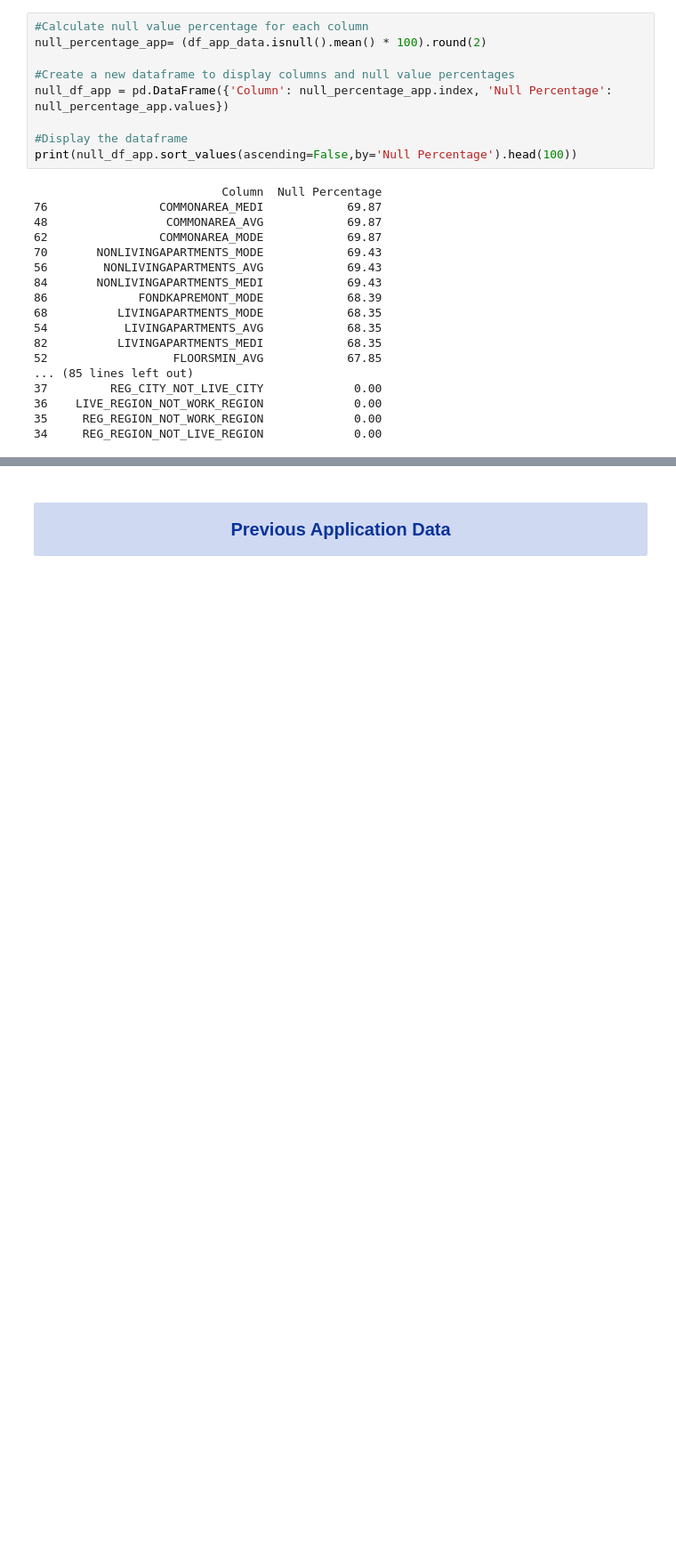
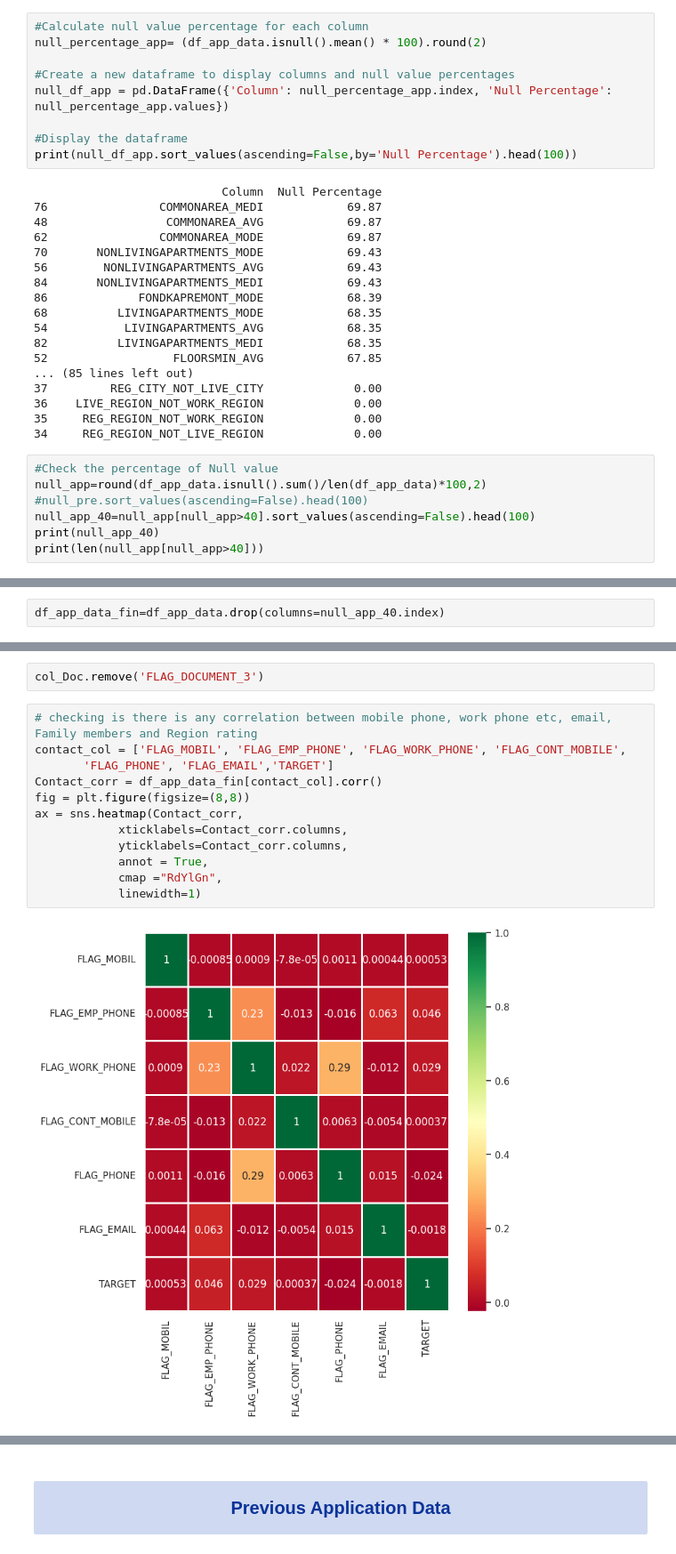
Before and after one commit to raghavendranhp/Financial_Risk_Detection, a Jupyter notebook: Financial_Risk_Analysis.ipynb, the cells around one changed output, grey strips where cells are left out. Shown at 89% size. Saved outputs shown, nothing was run; the diff lists cells and outputs as text; blank space fills up the shorter version.

```diff
--- a/Financial_Risk_Analysis.ipynb
+++ b/Financial_Risk_Analysis.ipynb
@@ -219,3 +232,10 @@ print(null_df_app.sort_values(ascending=False,by='Null Percentage').head(100))
 36    LIVE_REGION_NOT_WORK_REGION             0.00
 35     REG_REGION_NOT_WORK_REGION             0.00
 34     REG_REGION_NOT_LIVE_REGION             0.00
+# %%
+#Check the percentage of Null value
+null_app=round(df_app_data.isnull().sum()/len(df_app_data)*100,2)
+#null_pre.sort_values(ascending=False).head(100)
+null_app_40=null_app[null_app>40].sort_values(ascending=False).head(100)
+print(null_app_40)
+print(len(null_app[null_app>40]))
@@ -221,0 +298,2 @@ print(null_df_app.sort_values(ascending=False,by='Null Percentage').head(100))
+# %%
+df_app_data_fin=df_app_data.drop(columns=null_app_40.index)
@@ -221,0 +343,16 @@ print(null_df_app.sort_values(ascending=False,by='Null Percentage').head(100))
+# %%
+col_Doc.remove('FLAG_DOCUMENT_3')
+# %%
+# checking is there is any correlation between mobile phone, work phone etc, email, Family members and Region rating
+contact_col = ['FLAG_MOBIL', 'FLAG_EMP_PHONE', 'FLAG_WORK_PHONE', 'FLAG_CONT_MOBILE',
+       'FLAG_PHONE', 'FLAG_EMAIL','TARGET']
+Contact_corr = df_app_data_fin[contact_col].corr()
+fig = plt.figure(figsize=(8,8))
+ax = sns.heatmap(Contact_corr,
+            xticklabels=Contact_corr.columns,
+            yticklabels=Contact_corr.columns,
+            annot = True,
+            cmap ="RdYlGn",
+            linewidth=1)
+# %% [output]
+[figure, added]
```
Also changed, not shown: parts of 33 cells of this notebook.
